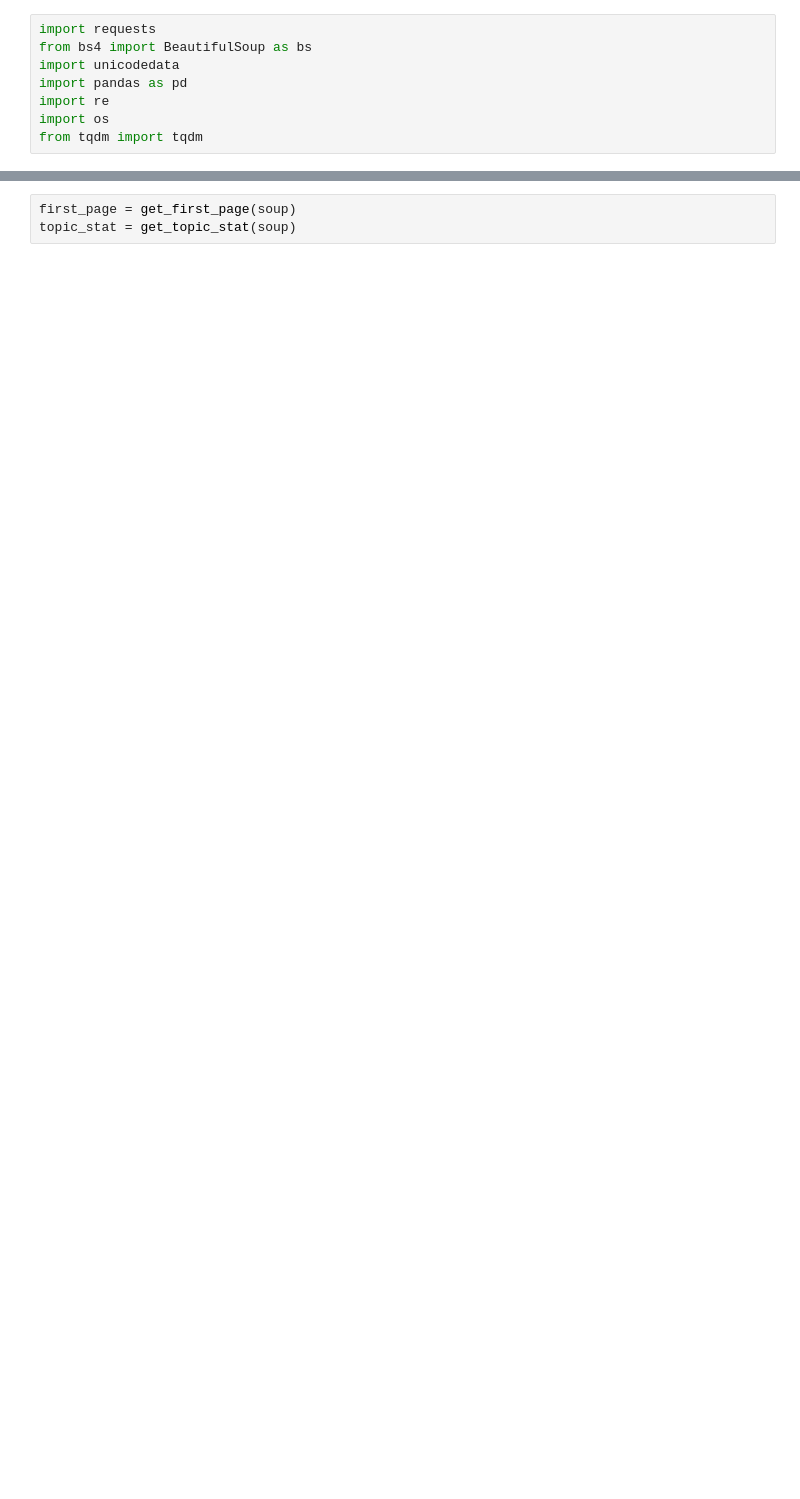
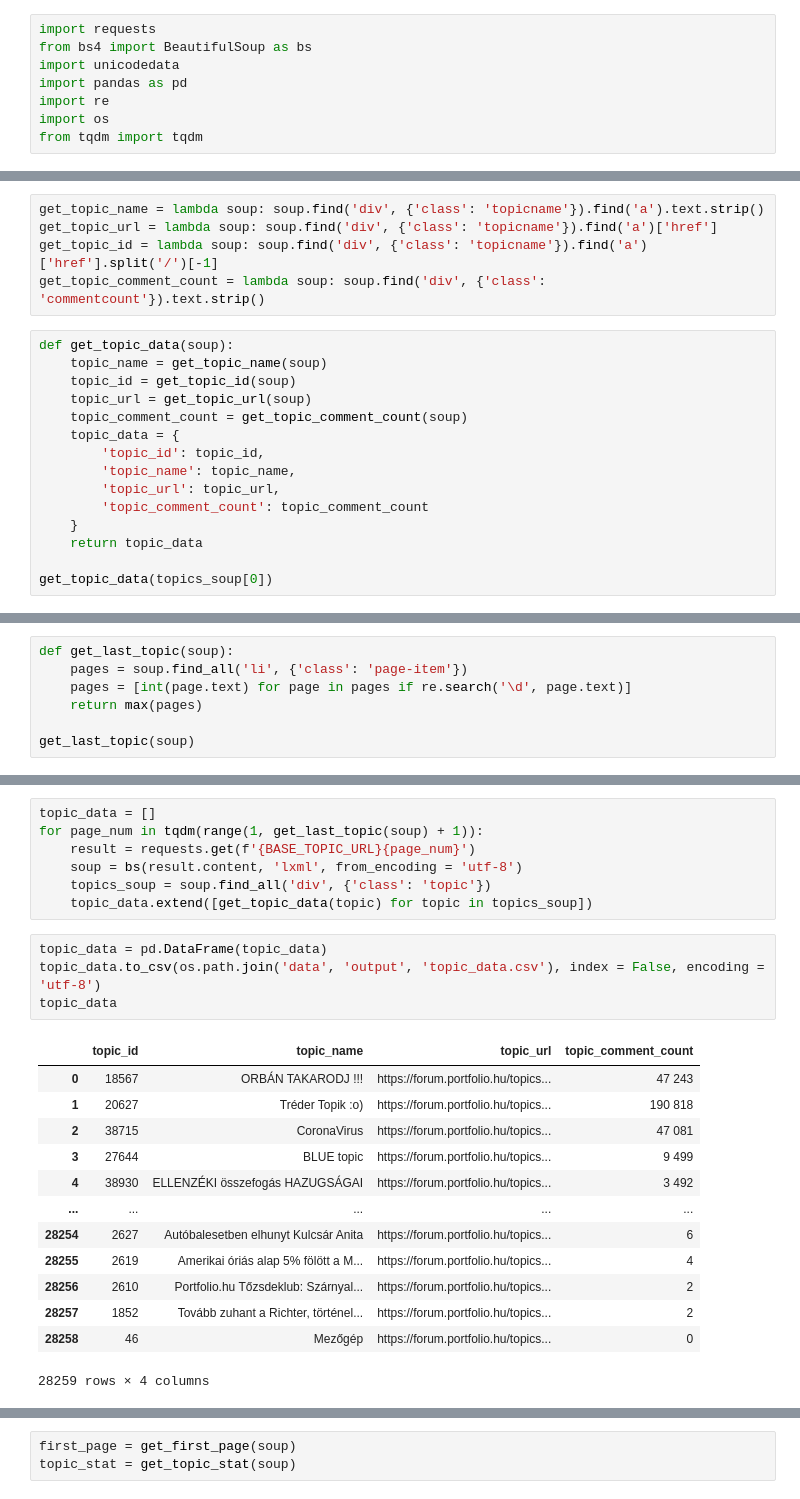
Before and after one commit to papsebestyen/financial_mining, a Jupyter notebook: Scraping.ipynb, the cells around one changed output, grey strips where cells are left out. Drawn from its saved outputs; the diff is of its cells as text; blank space fills up the shorter version.

```diff
--- a/Scraping.ipynb
+++ b/Scraping.ipynb
@@ -8,0 +20,20 @@ from tqdm import tqdm
+# %%
+get_topic_name = lambda soup: soup.find('div', {'class': 'topicname'}).find('a').text.strip()
+get_topic_url = lambda soup: soup.find('div', {'class': 'topicname'}).find('a')['href']
+get_topic_id = lambda soup: soup.find('div', {'class': 'topicname'}).find('a')['href'].split('/')[-1]
+get_topic_comment_count = lambda soup: soup.find('div', {'class': 'commentcount'}).text.strip()
+# %%
+def get_topic_data(soup):
+    topic_name = get_topic_name(soup)
+    topic_id = get_topic_id(soup)
+    topic_url = get_topic_url(soup)
+    topic_comment_count = get_topic_comment_count(soup)
+    topic_data = {
+        'topic_id': topic_id,
+        'topic_name': topic_name,
+        'topic_url': topic_url,
+        'topic_comment_count': topic_comment_count
+    }
+    return topic_data
+
+get_topic_data(topics_soup[0])
@@ -8,0 +47,7 @@ from tqdm import tqdm
+# %%
+def get_last_topic(soup):
+    pages = soup.find_all('li', {'class': 'page-item'})
+    pages = [int(page.text) for page in pages if re.search('\d', page.text)]
+    return max(pages)
+
+get_last_topic(soup)
@@ -8,0 +58,25 @@ from tqdm import tqdm
+# %%
+topic_data = []
+for page_num in tqdm(range(1, get_last_topic(soup) + 1)):
+    result = requests.get(f'{BASE_TOPIC_URL}{page_num}')
+    soup = bs(result.content, 'lxml', from_encoding = 'utf-8')
+    topics_soup = soup.find_all('div', {'class': 'topic'})
+    topic_data.extend([get_topic_data(topic) for topic in topics_soup])
+# %%
+topic_data = pd.DataFrame(topic_data)
+topic_data.to_csv(os.path.join('data', 'output', 'topic_data.csv'), index = False, encoding = 'utf-8')
+topic_data
+# %% [output]
+|  | topic_id | topic_name | topic_url | topic_comment_count |
+| 0 | 18567 | ORBÁN TAKARODJ !!! | https://forum.portfolio.hu/topics... | 47 243 |
+| 1 | 20627 | Tréder Topik :o) | https://forum.portfolio.hu/topics... | 190 818 |
+| 2 | 38715 | CoronaVirus | https://forum.portfolio.hu/topics... | 47 081 |
+| 3 | 27644 | BLUE topic | https://forum.portfolio.hu/topics... | 9 499 |
+| 4 | 38930 | ELLENZÉKI összefogás HAZUGSÁGAI | https://forum.portfolio.hu/topics... | 3 492 |
+| ... | ... | ... | ... | ... |
+| 28254 | 2627 | Autóbalesetben elhunyt Kulcsár Anita | https://forum.portfolio.hu/topics... | 6 |
+| 28255 | 2619 | Amerikai óriás alap 5% fölött a M... | https://forum.portfolio.hu/topics... | 4 |
+| 28256 | 2610 | Portfolio.hu Tőzsdeklub: Szárnyal... | https://forum.portfolio.hu/topics... | 2 |
+| 28257 | 1852 | Tovább zuhant a Richter, történel... | https://forum.portfolio.hu/topics... | 2 |
+| 28258 | 46 | Mezőgép | https://forum.portfolio.hu/topics... | 0 |
+28259 rows × 4 columns
```
Also changed, not shown: parts of 22 cells of this notebook.
